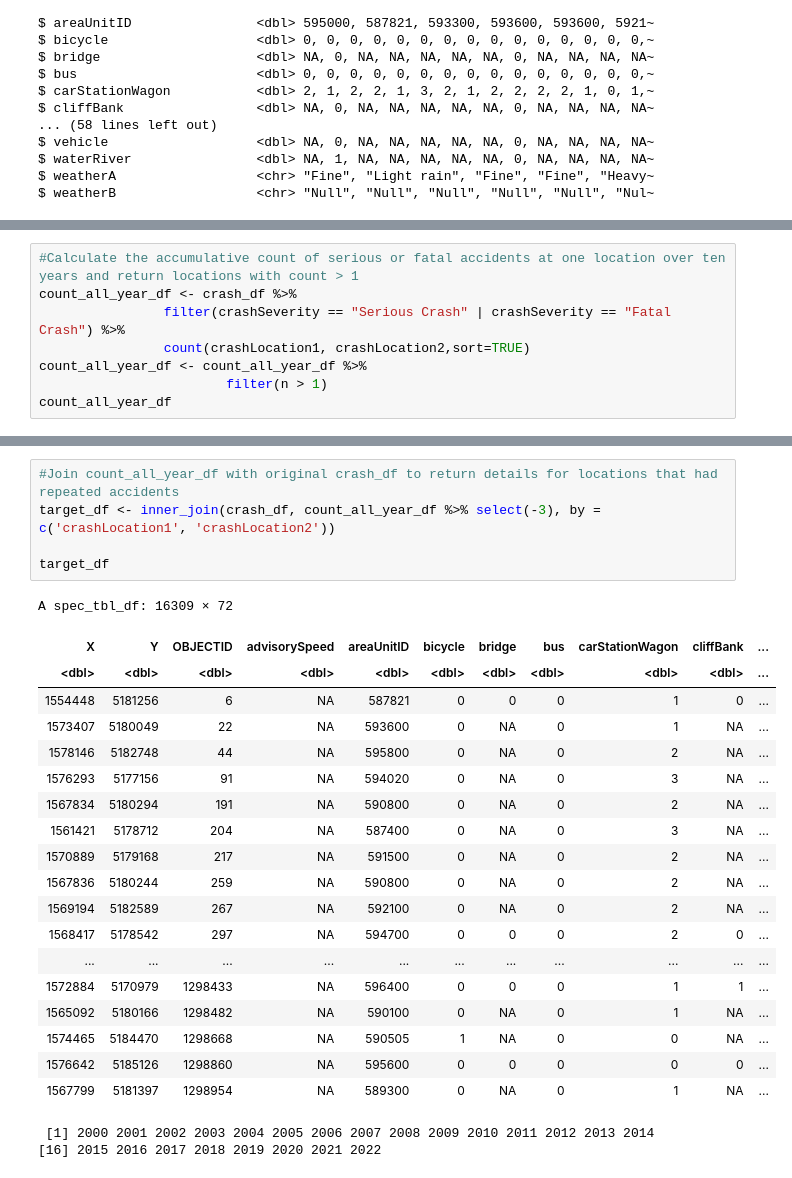
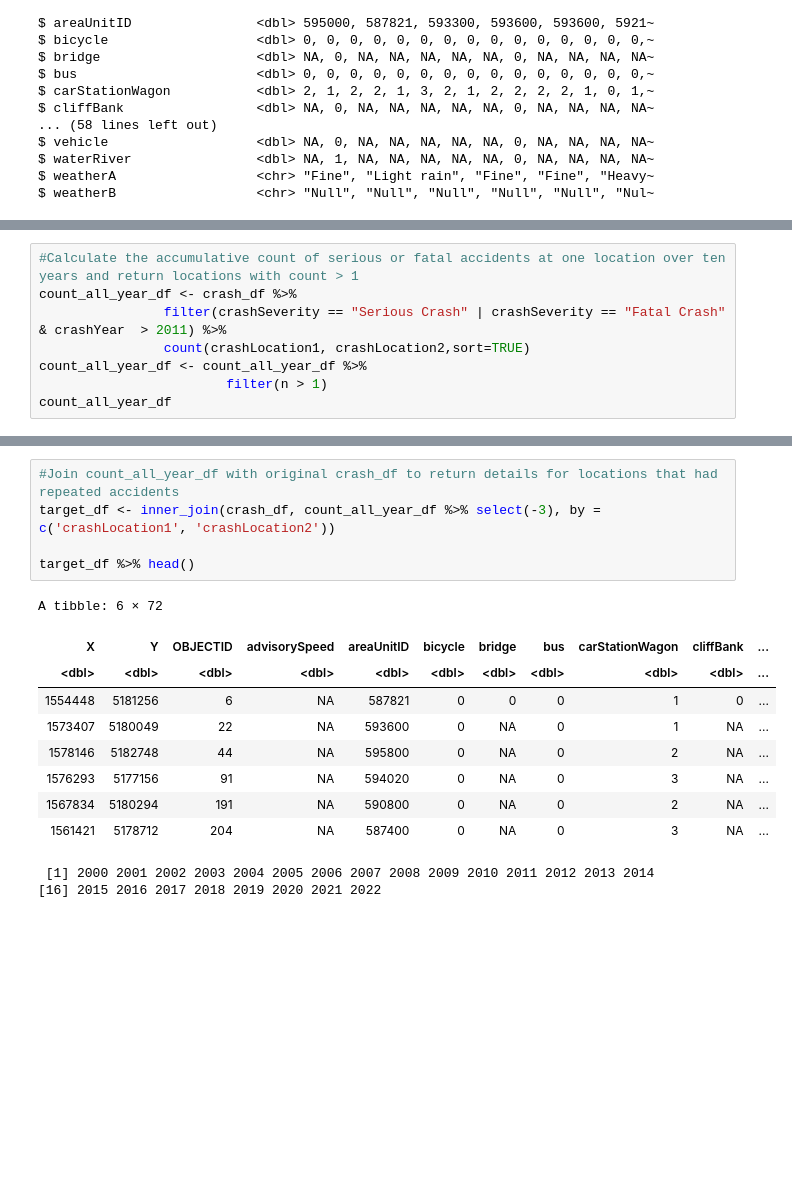
Before and after one commit to zelta1990/DATA422-Group-Project, a Jupyter notebook: group_project.ipynb, the cells around one changed output, grey strips where cells are left out. Drawn from its saved outputs; the diff is of its cells as text; blank space fills up the shorter version.

Commit message:
added a filter to crashYear to only return records after 2012

```diff
--- a/group_project.ipynb
+++ b/group_project.ipynb
@@ -92,7 +92,7 @@ A spec_tbl_df: 3545 × 4
 # %%
 #Calculate the accumulative count of serious or fatal accidents at one location over ten years and return locations with count > 1
 count_all_year_df <- crash_df %>%
-                filter(crashSeverity == "Serious Crash" | crashSeverity == "Fatal Crash") %>%
+                filter(crashSeverity == "Serious Crash" | crashSeverity == "Fatal Crash" & crashYear  > 2011) %>%
                 count(crashLocation1, crashLocation2,sort=TRUE)
 count_all_year_df <- count_all_year_df %>%
                         filter(n > 1)
@@ -120,28 +120,18 @@ A spec_tbl_df: 652 × 3
 # %%
 #Join count_all_year_df with original crash_df to return details for locations that had repeated accidents
 target_df <- inner_join(crash_df, count_all_year_df %>% select(-3), by = c('crashLocation1', 'crashLocation2'))
 
-target_df
+target_df %>% head()
 # %% [output]
-A spec_tbl_df: 16309 × 72
+A tibble: 6 × 72
 | X | Y | OBJECTID | advisorySpeed | areaUnitID | bicycle | bridge | bus | carStationWagon | cliffBank | ... |
 | <dbl> | <dbl> | <dbl> | <dbl> | <dbl> | <dbl> | <dbl> | <dbl> | <dbl> | <dbl> | ... |
 | 1554448 | 5181256 | 6 | NA | 587821 | 0 | 0 | 0 | 1 | 0 | ... |
 | 1573407 | 5180049 | 22 | NA | 593600 | 0 | NA | 0 | 1 | NA | ... |
 | 1578146 | 5182748 | 44 | NA | 595800 | 0 | NA | 0 | 2 | NA | ... |
 | 1576293 | 5177156 | 91 | NA | 594020 | 0 | NA | 0 | 3 | NA | ... |
 | 1567834 | 5180294 | 191 | NA | 590800 | 0 | NA | 0 | 2 | NA | ... |
 | 1561421 | 5178712 | 204 | NA | 587400 | 0 | NA | 0 | 3 | NA | ... |
-| 1570889 | 5179168 | 217 | NA | 591500 | 0 | NA | 0 | 2 | NA | ... |
-| 1567836 | 5180244 | 259 | NA | 590800 | 0 | NA | 0 | 2 | NA | ... |
-| 1569194 | 5182589 | 267 | NA | 592100 | 0 | NA | 0 | 2 | NA | ... |
-| 1568417 | 5178542 | 297 | NA | 594700 | 0 | 0 | 0 | 2 | 0 | ... |
-| ... | ... | ... | ... | ... | ... | ... | ... | ... | ... | ... |
-| 1572884 | 5170979 | 1298433 | NA | 596400 | 0 | 0 | 0 | 1 | 1 | ... |
-| 1565092 | 5180166 | 1298482 | NA | 590100 | 0 | NA | 0 | 1 | NA | ... |
-| 1574465 | 5184470 | 1298668 | NA | 590505 | 1 | NA | 0 | 0 | NA | ... |
-| 1576642 | 5185126 | 1298860 | NA | 595600 | 0 | 0 | 0 | 0 | 0 | ... |
-| 1567799 | 5181397 | 1298954 | NA | 589300 | 0 | NA | 0 | 1 | NA | ... |
 # %%
 # %% [output]
  [1] 2000 2001 2002 2003 2004 2005 2006 2007 2008 2009 2010 2011 2012 2013 2014
```
Also changed, not shown: parts of 2 cells of this notebook.
